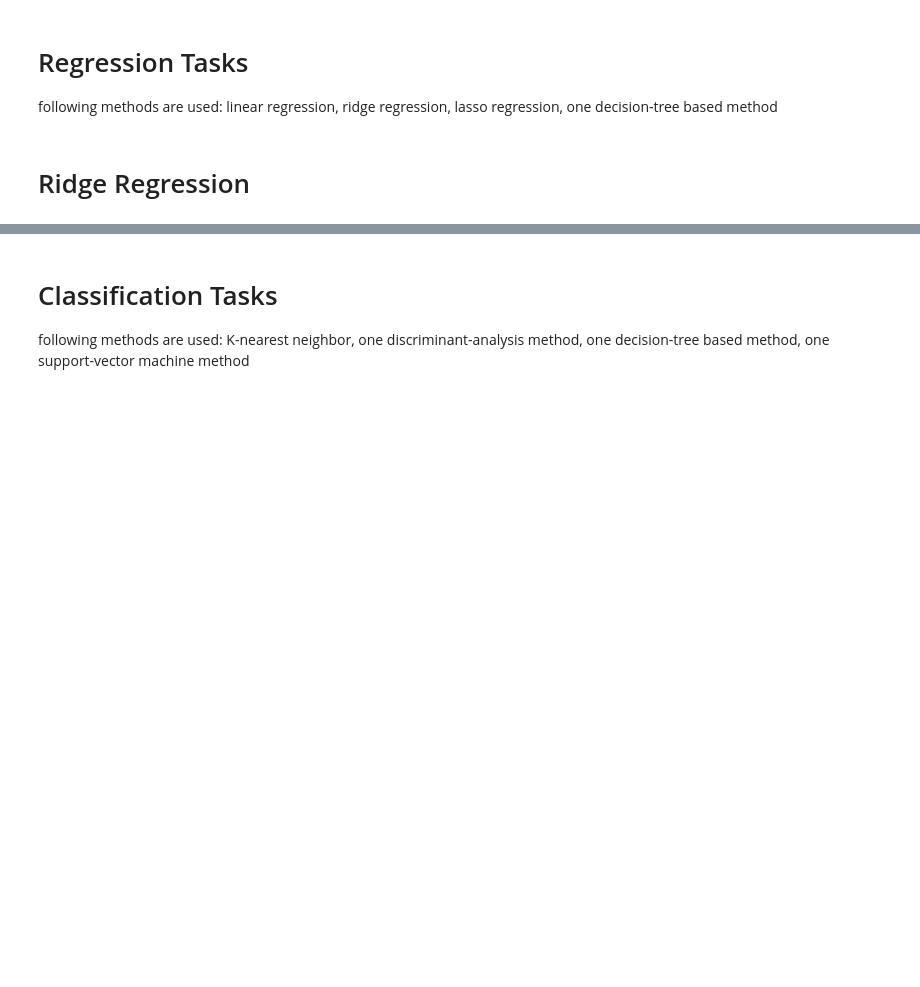
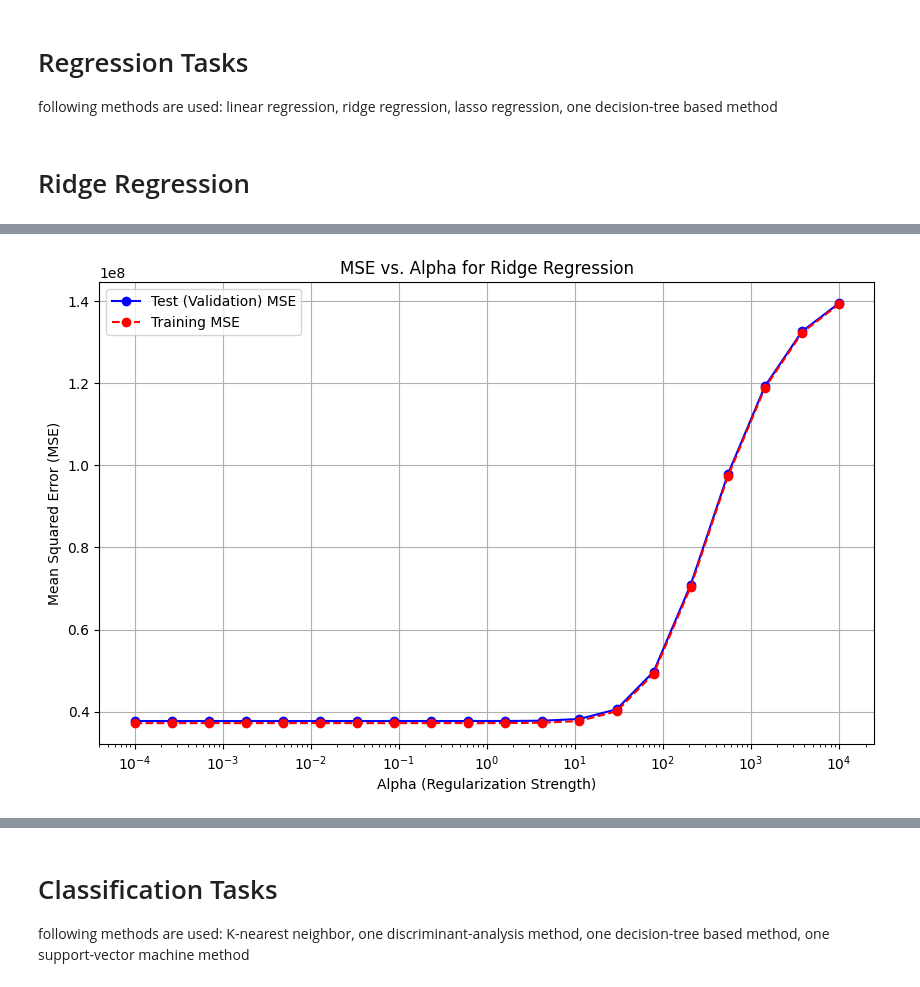
Before and after one commit to MisterSte/MLDA_Gruppenwerk, a Jupyter notebook: insurance.ipynb, the cells around one changed output, grey strips where cells are left out. Cells and saved outputs as stored; diff of their text form; code cells hidden in the pictures; blank space fills up the shorter version.

```diff
--- a/insurance.ipynb
+++ b/insurance.ipynb
@@ -83,0 +154,16 @@ Train a Ridge regression model
+# %%
+kFold = KFold(n_splits=5, shuffle=True, random_state=42)
+# Define the hyperparameter grid for Ridge regression
+parameters = {
+    'regressor__alpha': np.logspace(-4, 4, 20),  # Regularization strength
+}
+# Perform grid search with cross-validation
+grid_search = GridSearchCV(
+    estimator=pipeline,
+    param_grid=parameters,
+    scoring={'r2': 'r2', 'neg_mse': 'neg_mean_squared_error'},
+    refit='r2', # Refit the best model based on the R2 score
+    cv=kFold,
+    verbose=1,
+    return_train_score=True # Ask to calculate and return scores on the training set
+)
@@ -83,0 +172,3 @@ Train a Ridge regression model
+# %%
+# Fit the model using the training data
+grid_search.fit(X_train, y_train)
@@ -83,0 +205,62 @@ Train a Ridge regression model
+# %%
+# Predict on the test set
+y_pred = grid_search.predict(X_test)
+# Evaluate the model on the test set
+r2_score = grid_search.score(X_test, y_test)
+mse = mean_squared_error(y_test, y_pred)
+print(f"R^2 score on test set: {r2_score:.4f}")
+print(f"Mean Squared Error on test set: {mse:.4f}")
+
+# Plotting the MSE vs. Alpha
+results = pd.DataFrame(grid_search.cv_results_)
+alphas = results['param_regressor__alpha']
+mean_test_mse = -results['mean_test_neg_mse']
+mean_train_mse = -results['mean_train_neg_mse']
+
+plt.figure(figsize=(10, 6))
+plt.plot(alphas, mean_test_mse, 'bo-', label='Test (Validation) MSE')
+plt.plot(alphas, mean_train_mse, 'ro--', label='Training MSE')
+plt.xscale('log')
+plt.xlabel('Alpha (Regularization Strength)')
+plt.ylabel('Mean Squared Error (MSE)')
+plt.title('MSE vs. Alpha for Ridge Regression')
+plt.legend()
+plt.grid(True)
+plt.show()
+
+# --- Predicted vs. Actual Plot ---
+
+# Create a scatter plot to compare actual and predicted values
+plt.figure(figsize=(10, 6))
+plt.scatter(y_test, y_pred, alpha=0.5, label='Predicted Points')
+
+# Add a diagonal line representing a perfect prediction (y=x)
+plt.plot([y_test.min(), y_test.max()], [y_test.min(), y_test.max()], '--r', linewidth=2, label='Perfect Prediction')
+
+# Set labels and title for clarity
+plt.xlabel('Actual Charges')
+plt.ylabel('Predicted Charges')
+plt.title('Actual vs. Predicted Values')
+plt.legend()
+plt.grid(True)
+plt.show()
+
+# --- Residuals Plot ---
+
+# Calculate the residuals (the difference between actual and predicted)
+residuals = y_test - y_pred
+
+# Create a scatter plot of predicted values vs. residuals
+plt.figure(figsize=(10, 6))
+plt.scatter(y_pred, residuals, alpha=0.5)
+
+# Add a horizontal line at y=0 to represent no error
+plt.axhline(y=0, color='r', linestyle='--')
+
+# Set labels and title
+plt.xlabel('Predicted Values')
+plt.ylabel('Residuals (Actual - Predicted)')
+plt.title('Residuals Plot')
+plt.grid(True)
+plt.show()
+# %% [output]
@@ -83,0 +269 @@ Train a Ridge regression model
+[figure, added]
```
Also changed, not shown: parts of 21 cells of this notebook.
